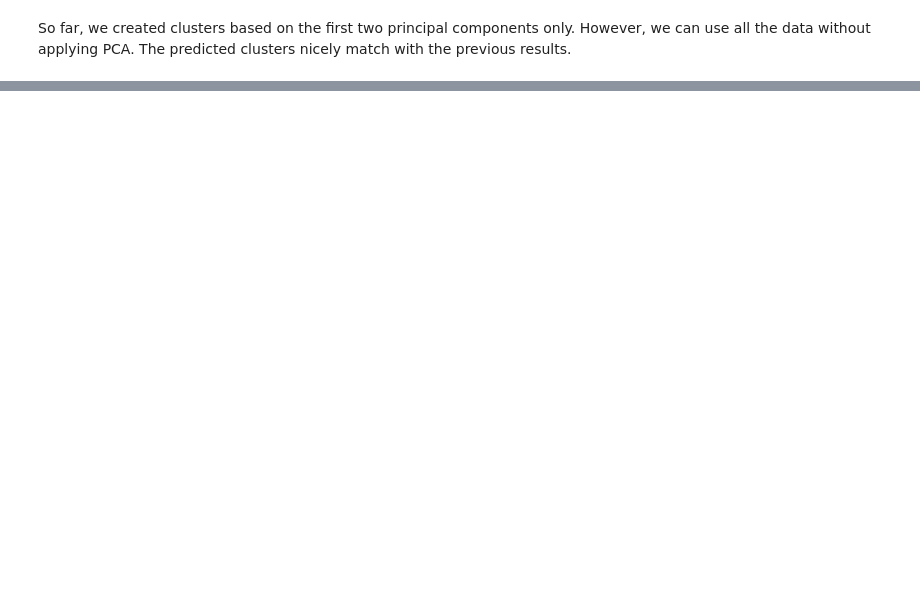
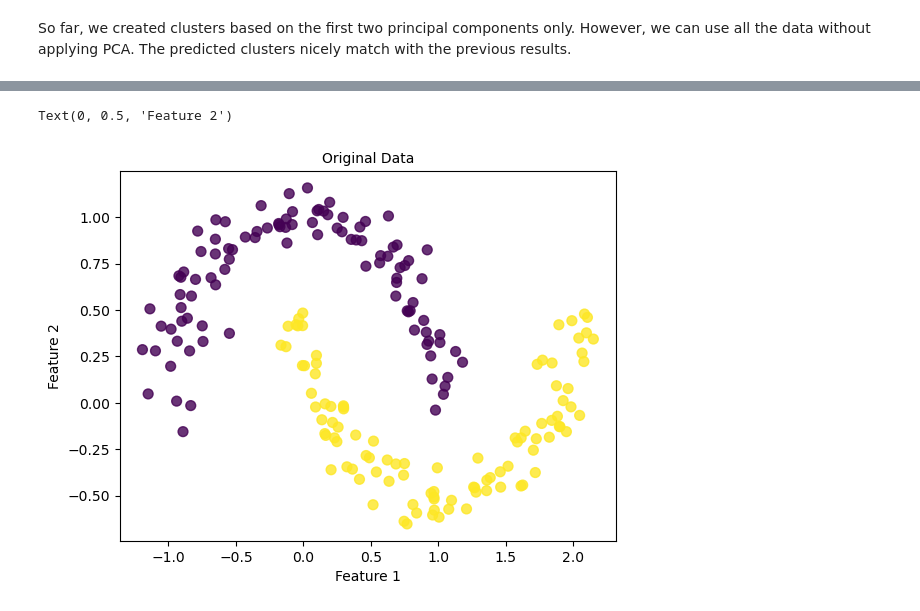
Before and after one commit to balintdecsi/ceu-ml, a Jupyter notebook: notebooks/class2A_clustering.ipynb, the cells around one changed output, grey strips where cells are left out. Cells and saved outputs as stored; diff of their text form; code cells hidden in the pictures; blank space fills up the shorter version.

```diff
--- a/notebooks/class2A_clustering.ipynb
+++ b/notebooks/class2A_clustering.ipynb
@@ -386,0 +386,12 @@ plt.show()
+# %%
+from sklearn.datasets import make_moons
+
+X_moons, y_moons = make_moons(n_samples=200, noise=0.1, random_state=prng)
+
+plt.scatter(X_moons[:, 0], X_moons[:, 1], c=y_moons, cmap='viridis', s=50, alpha=0.8)
+plt.title(f"Original Data", fontsize=10)
+plt.xlabel("Feature 1")
+plt.ylabel("Feature 2")
+# %% [output]
+Text(0, 0.5, 'Feature 2')
+[figure, added]
```
Also changed, not shown: parts of 18 cells of this notebook, 1 other file.
